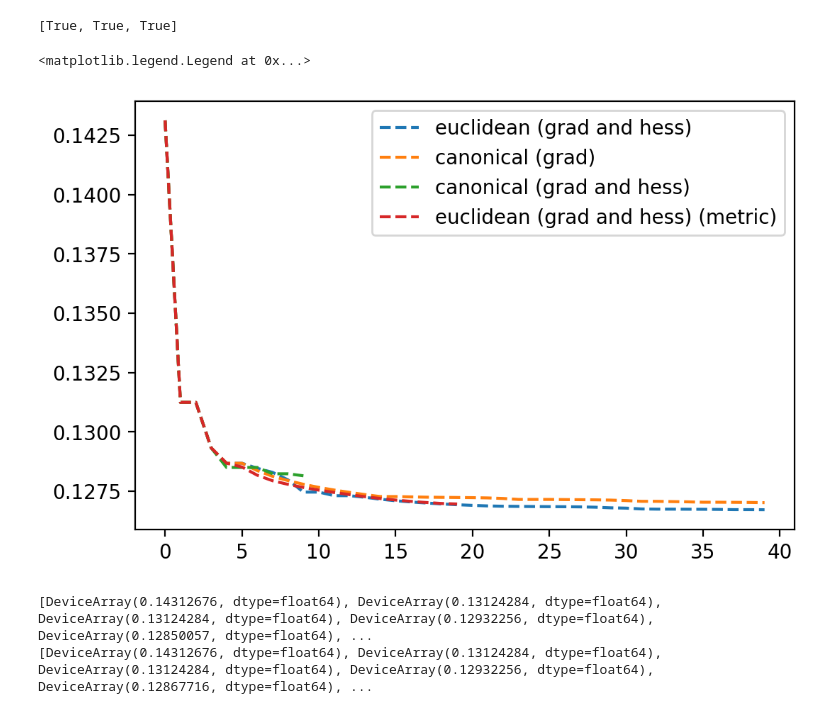
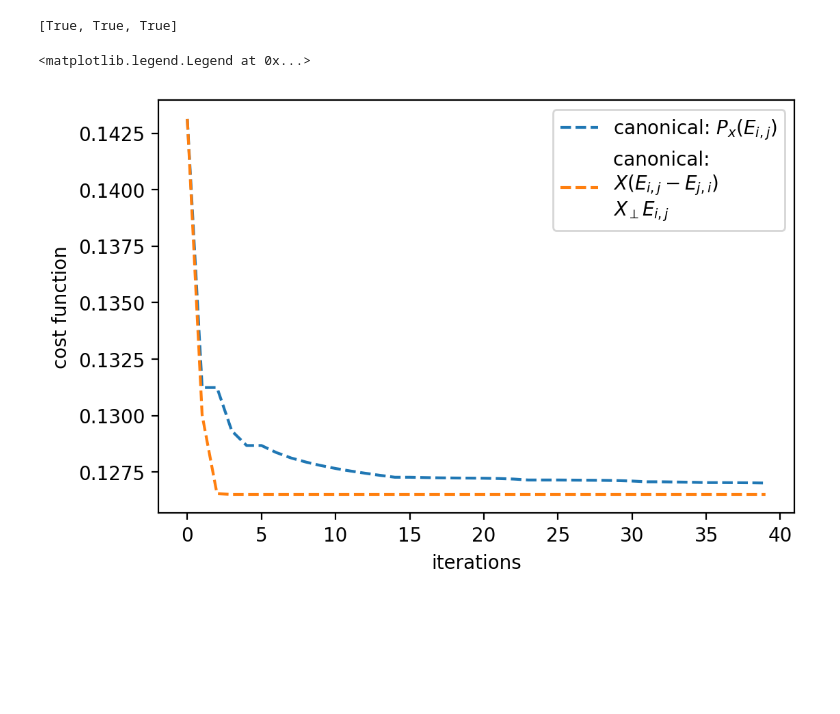
Before and after one commit to EmilianoG-byte/opentn, a Jupyter notebook: experiments/trust_region_2site_ansatz.ipynb, the cells around one changed output. Saved outputs shown, nothing was run; the diff lists cells and outputs as text; code cells hidden in the pictures; blank space fills up the shorter version.

Commit message:
change tangent directions in hessian to use elementary directions
include 2site and full laye roptimizations

```diff
--- a/experiments/trust_region_2site_ansatz.ipynb
+++ b/experiments/trust_region_2site_ansatz.ipynb
@@ -351,9 +357,9 @@ radius 0.00015625
 # %%
 hessian_stiefel_canon = lambda xi: riemannian_hessian_vec(xi, f_stiefel, metric='canonical')
 xs_pbc_canon_upd_1, f_pbc_canon_upd_1, err_pbc_canon_upd_1, radius_pbc_canon_upd_1 = riemannian_trust_region_optimize(
-    f_stiefel, retract_stiefel, grad_stiefel_canon, hessian_stiefel_canon, xs_pbc_stiefel, niter=10
+    f_stiefel, retract_stiefel, grad_stiefel_canon, hessian_stiefel_canon, xs_pbc_stiefel, niter=20
 )
-# NOTE: attempt without the projection did not work
+# NOTE: attempt without the projection gave worst results
 # %% [output]
 iteration: 0
 column : 0
@@ -374,0 +381,4 @@ radius 0.00015625
+# %%
+xs_pbc_canon_upd_2, f_pbc_canon_upd_2, err_pbc_canon_upd_2, radius_pbc_canon_upd_2 = riemannian_trust_region_optimize(
+    f_stiefel, retract_stiefel, grad_stiefel_canon, hessian_stiefel_canon, xs_pbc_canon_upd_1, niter=20, radius_init=radius_pbc_canon_upd_1
+)
@@ -379,17 +407,13 @@ check_isometries(xs_pbc_canon_upd_1)
 # %%
 import matplotlib.pyplot as plt
 plt.figure(dpi=200)
-plt.plot(f_pbc_1 + f_pbc_2, '--', label='euclidean (grad and hess)')
-plt.plot(f_pbc_canon_1 + f_pbc_canon_2, '--', label='canonical (grad)')
-plt.plot(f_pbc_canon_upd_1, '--', label='canonical (grad and hess)')
-plt.plot(f_pbc_euclidean_1, '--', label='euclidean (grad and hess) (metric)')
+plt.ylabel('cost function')
+plt.xlabel('iterations')
+# plt.plot(f_pbc_1 + f_pbc_2, '--', label='euclidean (grad and hess)')
+# plt.plot(f_pbc_euclidean_1, '--', label='euclidean (grad and hess) (metric)')
+plt.plot(f_pbc_canon_1 + f_pbc_canon_2, '--', label=r'canonical: $P_x(E_{i,j})$')
+plt.plot(f_pbc_canon_upd_1 + f_pbc_canon_upd_2, '--', label='canonical: \n' + r'$X(E_{i,j} - E_{j,i})$' + '\n' + r'$X_\perp E_{i,j} $')
 plt.legend()
 # %% [output]
 <matplotlib.legend.Legend at 0x...>
-[figure, old version]
+[figure, new version]
-# %%
-print(f_pbc_canon_upd_1)
-print(f_pbc_euclidean_1)
-# %% [output]
-[DeviceArray(0.14312676, dtype=float64), DeviceArray(0.13124284, dtype=float64), DeviceArray(0.13124284, dtype=float64), DeviceArray(0.12932256, dtype=float64), DeviceArray(0.12850057, dtype=float64), ...
-[DeviceArray(0.14312676, dtype=float64), DeviceArray(0.13124284, dtype=float64), DeviceArray(0.13124284, dtype=float64), DeviceArray(0.12932256, dtype=float64), DeviceArray(0.12867716, dtype=float64), ...
```
Also changed, not shown: parts of 19 cells of this notebook, 2 other files.
